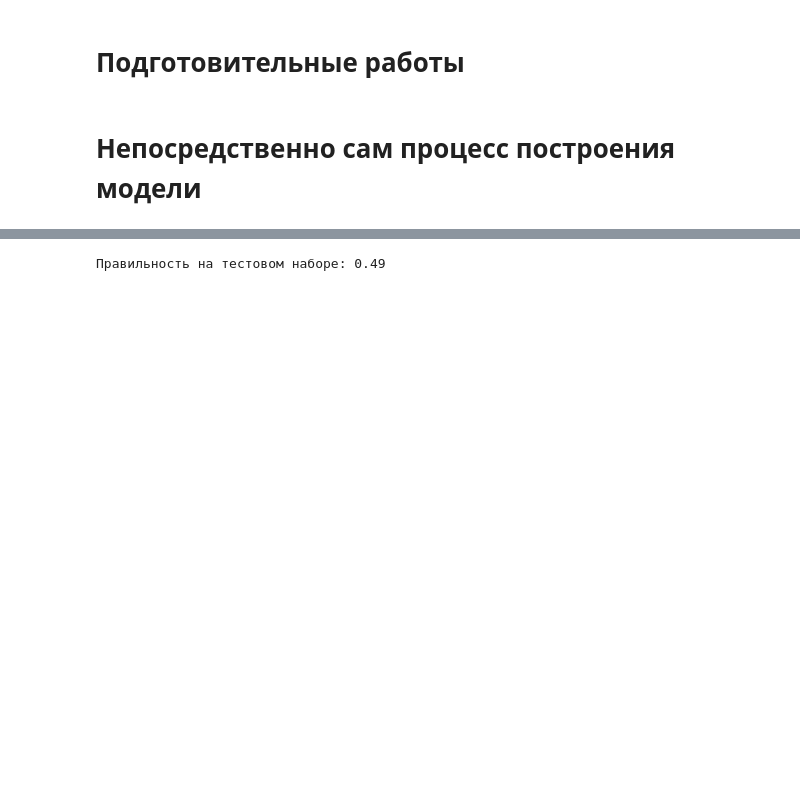
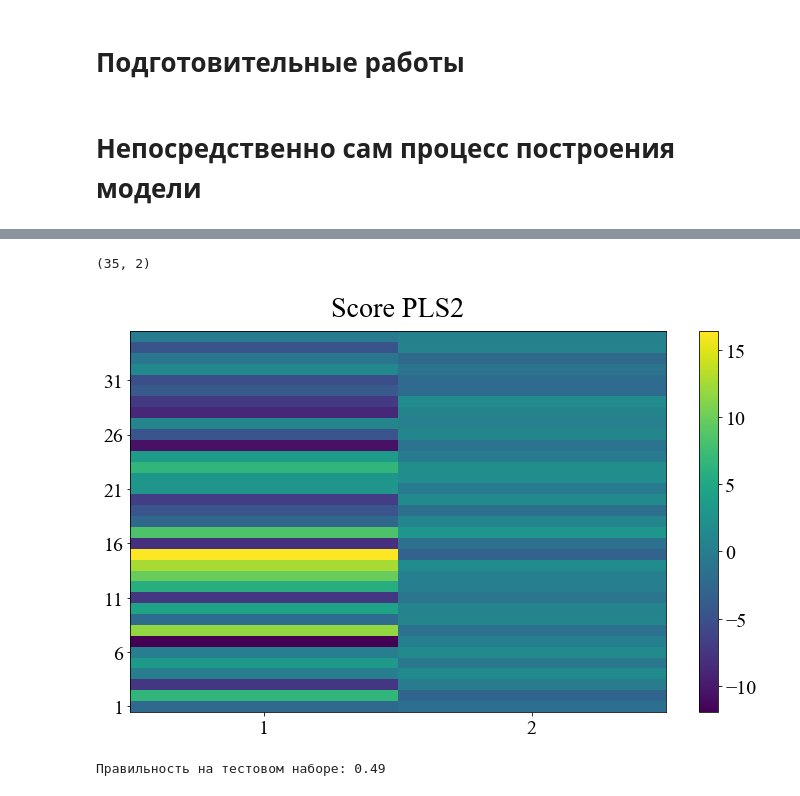
Before and after one commit to 89605502155/course-work-2, a Jupyter notebook: PLS2_regression.ipynb, the cells around one changed output, grey strips where cells are left out. Drawn from its saved outputs; the diff is of its cells as text; code cells hidden in the pictures; blank space fills up the shorter version.

```diff
--- a/PLS2_regression.ipynb
+++ b/PLS2_regression.ipynb
@@ -66,0 +77,29 @@ Wall time: 419 ms
+# %%
+weights.shape
+# %% [output]
+(35, 2)
+# %%
+indexi=np.arange(1,35,5)
+# %%
+idi=np.arange(0,34,5)
+# %%
+indexx=np.arange(1,3,1)
+# %%
+ind=np.arange(0,2,1)
+# %%
+import matplotlib as mpl
+mpl.rc('font',family='Times New Roman')
+plt.figure(figsize=(12,7))
+plt.imshow(weights,aspect="auto", origin='lower')
+
+plt.title("Score PLS2",  {'fontname':'Times New Roman'}, fontsize=28,loc="center" ,pad=15)
+
+plt.yticks(idi,indexi,fontsize=20)
+plt.xticks(ind,indexx,fontsize=20)
+cbar = plt.colorbar()
+cbar.ax.tick_params(labelsize=20)
+
+plt.savefig('Score PLS2.png', format='png', dpi=1024)
+plt.show();
+# %% [output]
+[figure, added]
```
Also changed, not shown: parts of 6 cells of this notebook, 41 other files.
